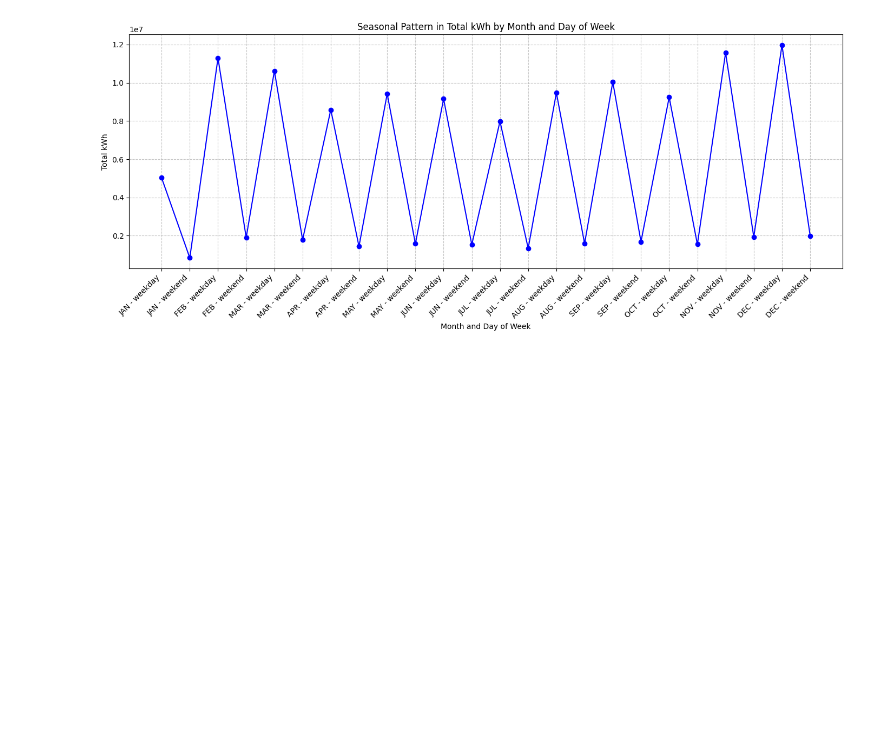
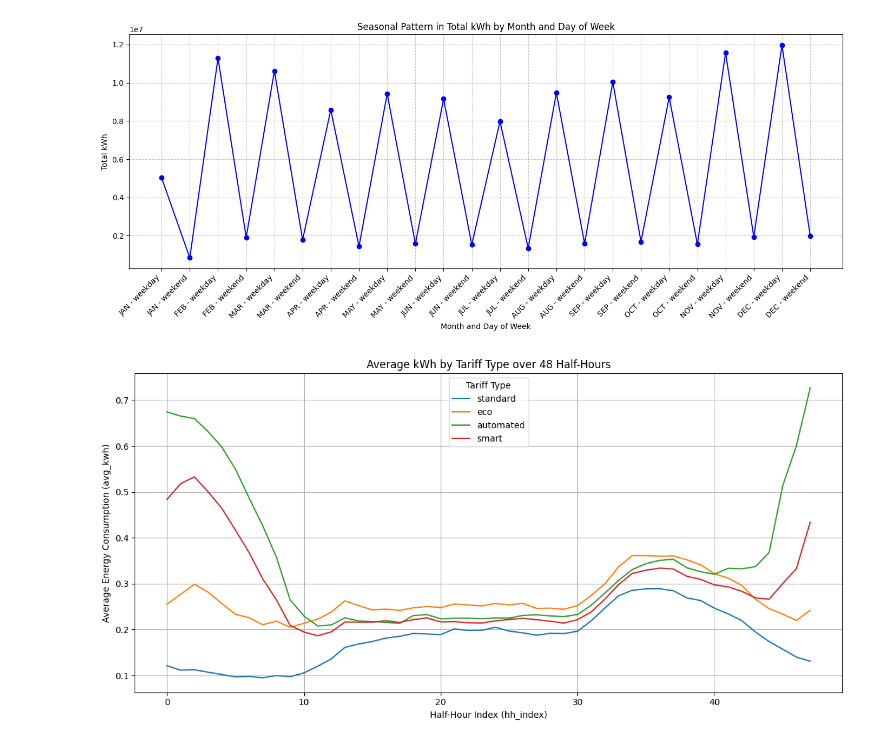
Before and after one commit to BakytzhanSuleimenov/Faraday_data, a Jupyter notebook: data_extractor.ipynb, the cells around one changed output. Cells and saved outputs as stored; diff of their text form; code cells hidden in the pictures; blank space fills up the shorter version.

```diff
--- a/data_extractor.ipynb
+++ b/data_extractor.ipynb
@@ -137,7 +136,6 @@ plt.show()
 # %% [output]
 [figure]
 # %%
-
 def _as_list(value):
     if value is None:
         return None
@@ -178,6 +176,11 @@ def extract_by_energy_rating(energy_ratings, parquet_path='Faradayv5/*.parquet',
     if wide:
         scan = _to_wide(scan)
     return scan.collect(engine='streaming' if streaming else 'auto')
+
+
+def extract_ber_from_filtered(df, energy_ratings):
+    energy_ratings = _as_list(energy_ratings)
+    return df.filter(pl.col('energy_rating').is_in(energy_ratings))
 
 
 def extract_filtered(property_types=None, energy_ratings=None, tariff_types=None, parquet_path='Faradayv5/*.parquet', columns=None, wide=True, streaming=True):
@@ -222,8 +225,9 @@ def visualize_by_tariff_type(df, tariff_col='tariff_type', hh_prefix='hh_', titl
     plt.tight_layout()
     plt.show()
 # %%
-sample_property = extract_by_property_type(['Flat'], wide=True)
-sample_ber = extract_by_energy_rating(['A_B_C'], wide=True)
-filtered = extract_filtered(property_types='Flat', energy_ratings='A_B_C', wide=True)
-visualize_by_tariff_type(filtered)
+flat_property = extract_by_property_type(['Flat'], wide=True)
+flat_abc = extract_ber_from_filtered(flat_property, ['A_B_C'])
+visualize_by_tariff_type(flat_abc)
+# %% [output]
+[figure, added]
 # %%
```
Also changed, not shown: parts of 7 cells of this notebook.
